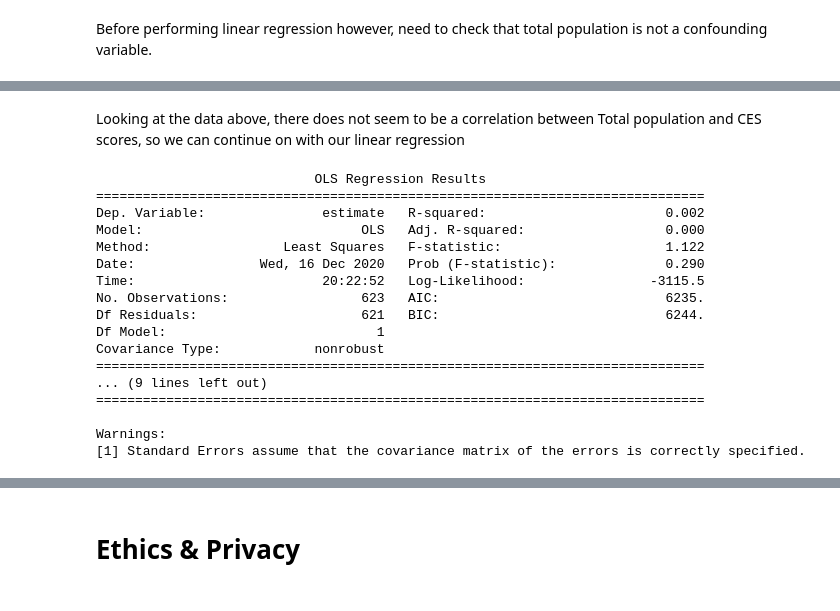
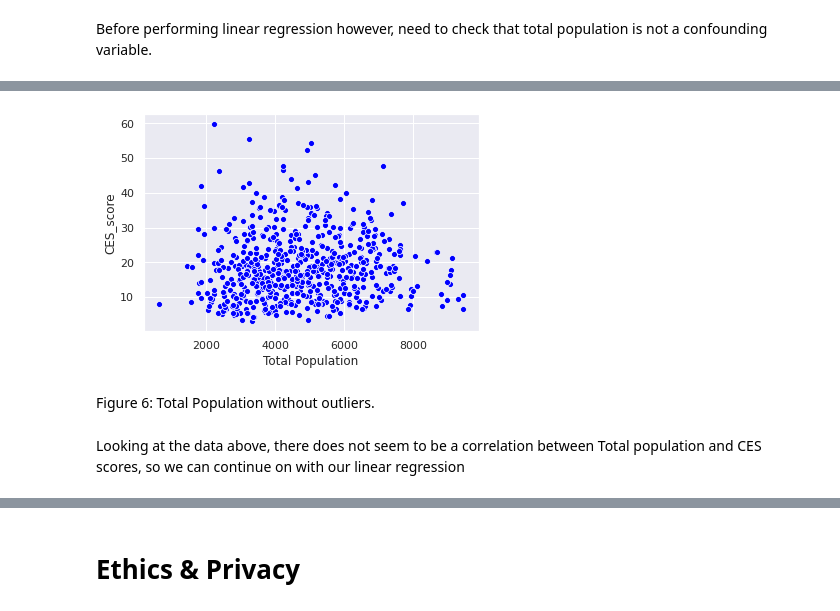
Before and after one commit to michaelbaluja/individual_fa20, a Jupyter notebook: final_project/FinalProject_jjs050.ipynb, the cells around one changed output, grey strips where cells are left out. Cells and saved outputs as stored; diff of their text form; code cells hidden in the pictures.

```diff
--- a/final_project/FinalProject_jjs050.ipynb
+++ b/final_project/FinalProject_jjs050.ipynb
@@ -229,30 +217,27 @@ Figure 5: Data comparison of Total Population with and without outliers.
+# %%
+population_quantile1 = park_data['Total Population'].quantile(0.25)
+population_quantile3 = park_data['Total Population'].quantile(0.75)
+population_interquantile = population_quantile3 - population_quantile1
+constant = 1.5
+a = population_quantile1 - constant * population_interquantile
+b = population_quantile3 + constant * population_interquantile
+after = sns.scatterplot(x='Total Population', y='CES_score',
+                data=park_data[park_data['Total Population'].between((a), (b))],
+                color='blue')
+after.set_xlabel='Total Population',
+after.set_ylabel='CES Score',
+after.set_title='Outliers Excluded'
+# %% [output]
+[figure, added]
+# %% [markdown]
+Figure 6: Total Population without outliers.
 # %% [markdown]
 Looking at the data above, there does not seem to be a correlation between Total population and CES scores, so we can continue on with our linear regression
 # %%
-park_data.rename(columns={'CES 2.0 Score':'CES_score'}, inplace=True)
-
 outcome, predictors = patsy.dmatrices('estimate ~ CES_score', park_data)
 mod = sm.OLS(outcome, predictors)
 res = mod.fit()
 print(res.summary())
-# %% [output]
-                            OLS Regression Results
-==============================================================================
-Dep. Variable:               estimate   R-squared:                       0.002
-Model:                            OLS   Adj. R-squared:                  0.000
-Method:                 Least Squares   F-statistic:                     1.122
-Date:                Wed, 16 Dec 2020   Prob (F-statistic):              0.290
-Time:                        20:22:52   Log-Likelihood:                -3115.5
-No. Observations:                 623   AIC:                             6235.
-Df Residuals:                     621   BIC:                             6244.
-Df Model:                           1
-Covariance Type:            nonrobust
-==============================================================================
-... (9 lines left out)
-==============================================================================
-
-Warnings:
-[1] Standard Errors assume that the covariance matrix of the errors is correctly specified.
 # %%
 # plot scatterplot
 sns.scatterplot(x = park_data['estimate'], y = park_data['CES_score'], data = park_data, label='SD Census Tract')
```
Also changed, not shown: parts of 11 cells of this notebook.
